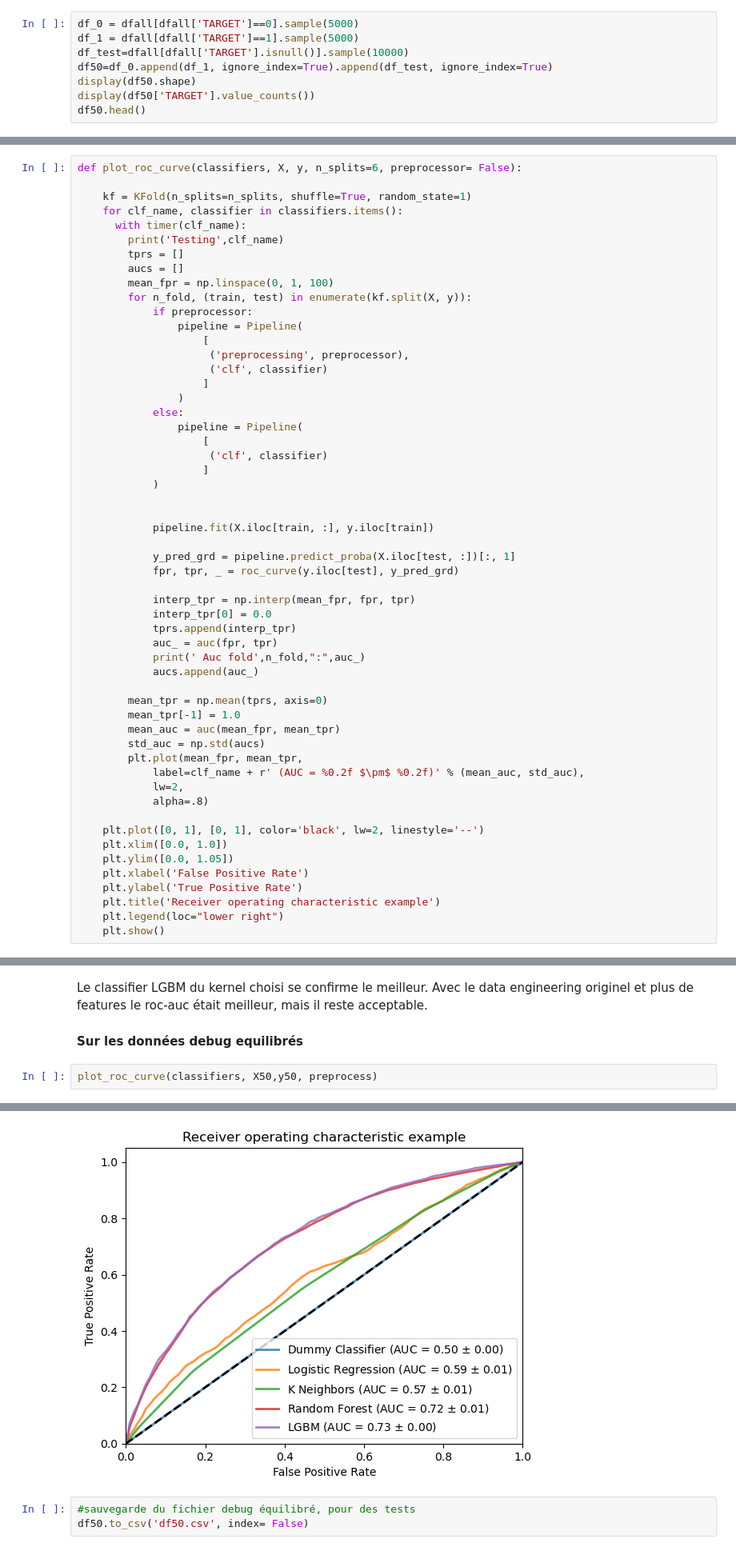
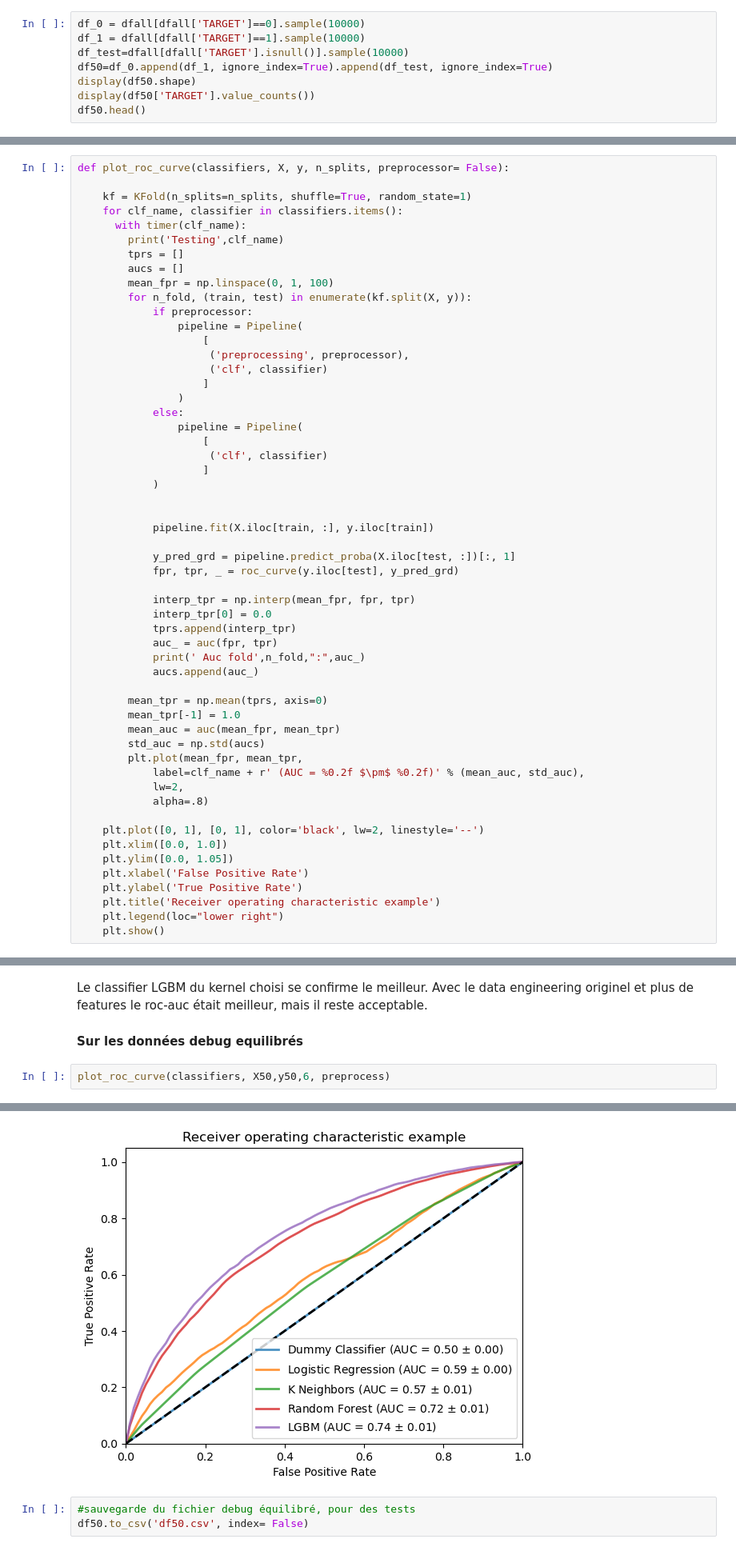
Before and after one commit to cbedini/oc_p7, a Jupyter notebook: Notebook_2_models.ipynb, the cells around one changed output, grey strips where cells are left out. Shown at 80% size. Saved outputs shown, nothing was run; the diff lists cells and outputs as text.

```diff
--- a/Notebook_2_models.ipynb
+++ b/Notebook_2_models.ipynb
@@ -97,8 +97,8 @@ dfall=readdf(False)
 Reading shorterapidataframe.csv
 Shape (356251, 114)
 # %%
-df_0 = dfall[dfall['TARGET']==0].sample(5000)
-df_1 = dfall[dfall['TARGET']==1].sample(5000)
+df_0 = dfall[dfall['TARGET']==0].sample(10000)
+df_1 = dfall[dfall['TARGET']==1].sample(10000)
 df_test=dfall[dfall['TARGET'].isnull()].sample(10000)
 df50=df_0.append(df_1, ignore_index=True).append(df_test, ignore_index=True)
 display(df50.shape)
@@ -189,7 +189,7 @@ Int64Index([], dtype='int64')
 
 #### Sur les données telles quelles
 # %%
-def plot_roc_curve(classifiers, X, y, n_splits=6, preprocessor= False):
+def plot_roc_curve(classifiers, X, y, n_splits, preprocessor= False):
 
     kf = KFold(n_splits=n_splits, shuffle=True, random_state=1)
     for clf_name, classifier in classifiers.items():
@@ -325,7 +325,7 @@ Le classifier LGBM du kernel choisi se confirme le meilleur. Avec le data engine
 
 #### Sur les données debug equilibrés
 # %%
-plot_roc_curve(classifiers, X50,y50, preprocess)
+plot_roc_curve(classifiers, X50,y50,6, preprocess)
 # %% [output]
 Testing Dummy Classifier
  Auc fold 0 : 0.5
@@ -403,4 +403,4 @@ LGBM - done in 6s
-[figure, old version]
+[figure, new version]
 # %%
 #sauvegarde du fichier debug équilibré, pour des tests
 df50.to_csv('df50.csv', index= False)
```
Also changed, not shown: parts of 17 cells of this notebook.
